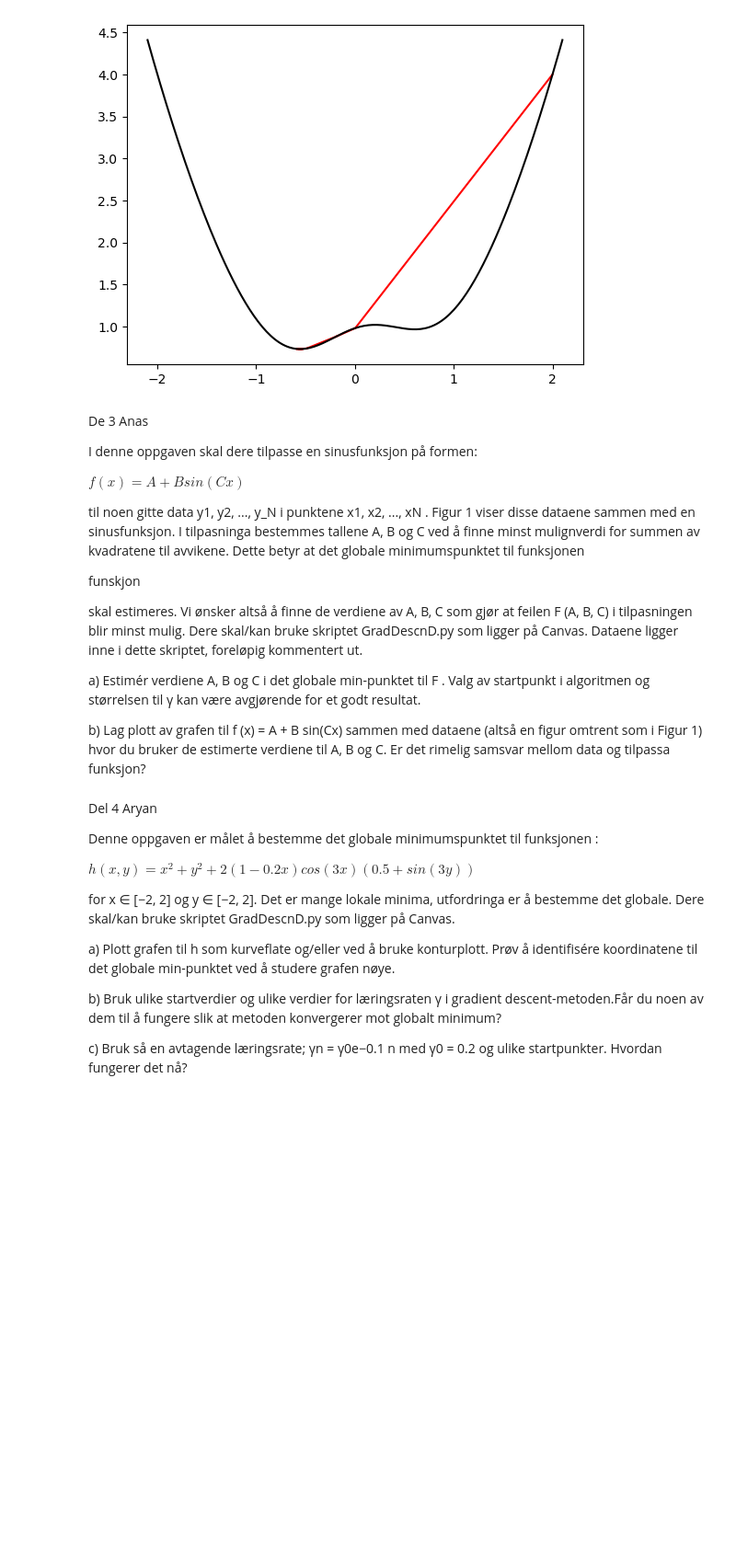
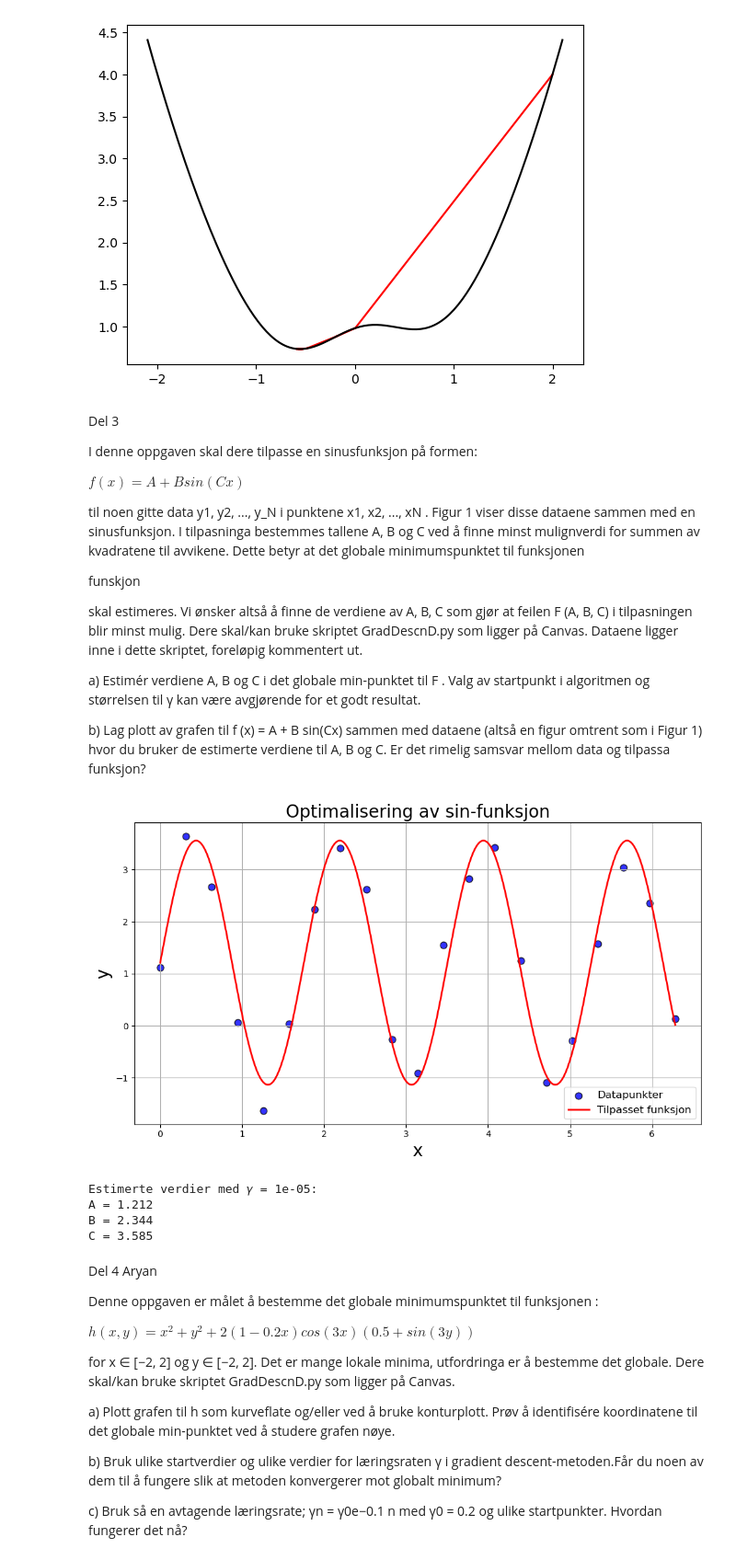
Before and after one commit to MentallyChallenged/Line-r-Reg-oblig-1, a Jupyter notebook: Mam.ipynb, the cells around one changed output. Shown: that part at 92% size. Saved outputs shown, nothing was run; the diff lists cells and outputs as text; code cells hidden in the pictures; blank space fills up the shorter version.

```diff
--- a/Mam.ipynb
+++ b/Mam.ipynb
@@ -256,7 +256,7 @@ plt.show()
 -0.5552639604706631
 [figure]
 # %% [markdown]
-De 3 Anas
+Del 3
 
 I denne oppgaven skal dere tilpasse en sinusfunksjon på formen:
 
@@ -272,6 +272,69 @@ a) Estimér verdiene A, B og C i det globale min-punktet til F . Valg av startpu
 
 
 b) Lag plott av grafen til f (x) = A + B sin(Cx) sammen med dataene (altså en figur omtrent som i Figur 1) hvor du bruker de estimerte verdiene til A, B og C. Er det rimelig samsvar mellom data og tilpassa funksjon?
+# %%
+
+import numpy as np
+import matplotlib.pyplot as plt
+
+xData = np.array([0,0.3142,0.6283,0.9425,1.2566,1.5708,1.8850,2.1991,2.5133,
+                  2.8274,3.1416,3.4558,3.7699,4.0841,4.3982,4.7124,5.0265,5.3407,
+                  5.6549,5.9690,6.2832])
+yData = np.array([1.1230,3.6365,2.6662,0.0671,- 1.6282,0.0434,2.2371,3.4170,
+                  2.6144,-0.2578,- 0.9083,1.5468,2.8202,3.4206,1.2458,-1.0849,
+                  - 0.2882,1.5803,3.0363,2.3500,0.1370])
+
+def F(param):
+    A, B, C = param
+    return np.sum((A + B * np.sin(C * xData) - yData) ** 2)
+
+def gradient(F, param, h=1e-6):
+    grad = np.zeros(len(param))
+    for i in range(len(param)):
+        param_fremover = param.copy()
+        param_fremover[i] += h
+        grad[i] = (F(param_fremover) - F(param)) / h
+    return grad
+
+def descent(F, gradient, param, gamma=1e-5, kmax=10000, tol=1e-6):
+    for k in range(1, kmax):
+        grad = gradient(F, param)
+        param -= gamma * grad
+        if np.linalg.norm(grad) < tol:
+            break
+    return param
+
+A0, B0, C0 = 3, 3, 3
+gamma = 1e-5
+param_iv = np.array([A0, B0, C0], dtype=np.float64)
+
+A_opt, B_opt, C_opt = descent(F, gradient, param_iv)
+
+
+x_fit = np.linspace(0, np.max(xData), 500)
+y_fit = A_opt + B_opt * np.sin(C_opt * x_fit)
+
+plt.figure(figsize=(10, 6))
+plt.scatter(xData, yData, color='blue', label='Datapunkter', marker='o', edgecolors='black', s=60, alpha=0.8)
+plt.plot(x_fit, y_fit, color='red', label='Tilpasset funksjon', linewidth=2)
+plt.grid(True)
+plt.xlabel("x", fontsize=20)
+plt.ylabel("y", fontsize=20)
+plt.legend(fontsize=12, loc='best')
+plt.title("Optimalisering av sin-funksjon", fontsize=20)
+plt.tight_layout()
+plt.show()
+
+print(f"Estimerte verdier med 𝛾 = {gamma}: ")
+print(f"A = {A_opt:.3f}")
+print(f"B = {B_opt:.3f}")
+print(f"C = {C_opt:.3f}")
+# %% [output]
+[figure, added]
+Estimerte verdier med 𝛾 = 1e-05:
+A = 1.212
+B = 2.344
+C = 3.585
 # %% [markdown]
 Del 4 Aryan
 
```
Also changed, not shown: parts of 2 cells of this notebook.
